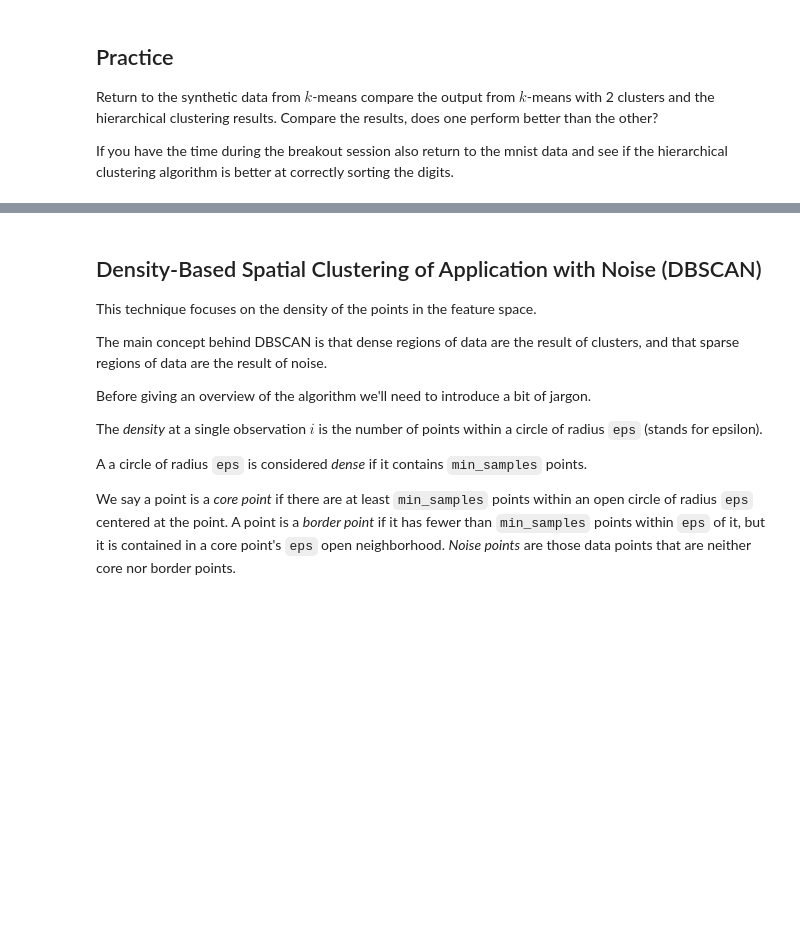
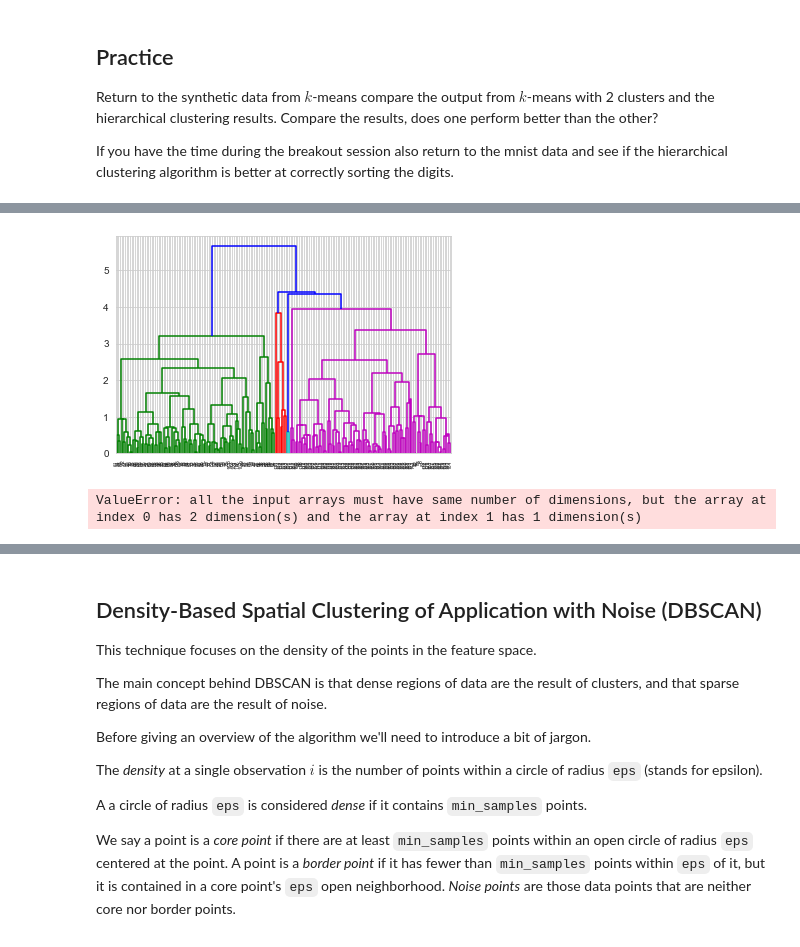
Before and after one commit to yuxinxwang/Code2020Materials, a Jupyter notebook: Lectures/UnsupervisedLearning/Notebook 1 - Clustering.ipynb, the cells around one changed output, grey strips where cells are left out. Drawn from its saved outputs; the diff is of its cells as text; code cells hidden in the pictures; blank space fills up the shorter version.

```diff
--- a/Lectures/UnsupervisedLearning/Notebook 1 - Clustering.ipynb
+++ b/Lectures/UnsupervisedLearning/Notebook 1 - Clustering.ipynb
@@ -312,3 +353,7 @@ If you have the time during the breakout session also return to the mnist data a
 np.random.seed(614)
 X = np.concatenate([[-2,-2] + 1.7*np.random.randn(100,2),
                    [2,2] + 1.7*np.random.randn(100,2)])
+# %%
+# Code Here
+Z = linkage(X, 'centroid')
+pd.DataFrame(Z,columns = ['cluster_1','cluster_2','distance','new_cluster_size'])
@@ -315,4 +374,10 @@ X = np.concatenate([[-2,-2] + 1.7*np.random.randn(100,2),
 # %%
 # Code Here
+
+dendrogram(Z)
+
+plt.show()
+# %% [output]
+[figure, added]
 # %%
 # Code Here
@@ -322,0 +386,4 @@ X = np.concatenate([[-2,-2] + 1.7*np.random.randn(100,2),
+# %%
+X = np.concatenate([X, cluster], axis=1)
+# %% [output]
+ValueError: all the input arrays must have same number of dimensions, but the array at index 0 has 2 dimension(s) and the array at index 1 has 1 dimension(s)
```
Also changed, not shown: parts of 24 cells of this notebook, 1 other file.
